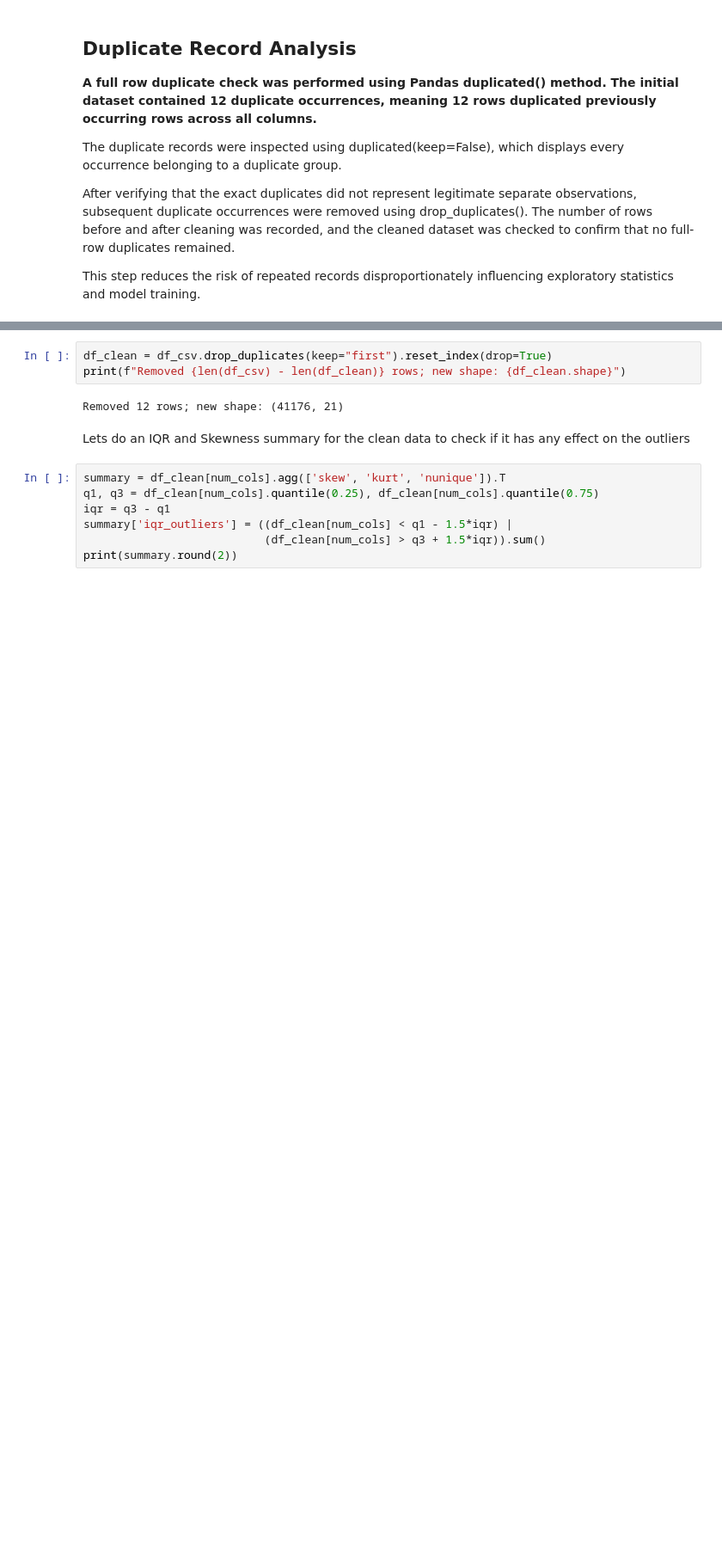
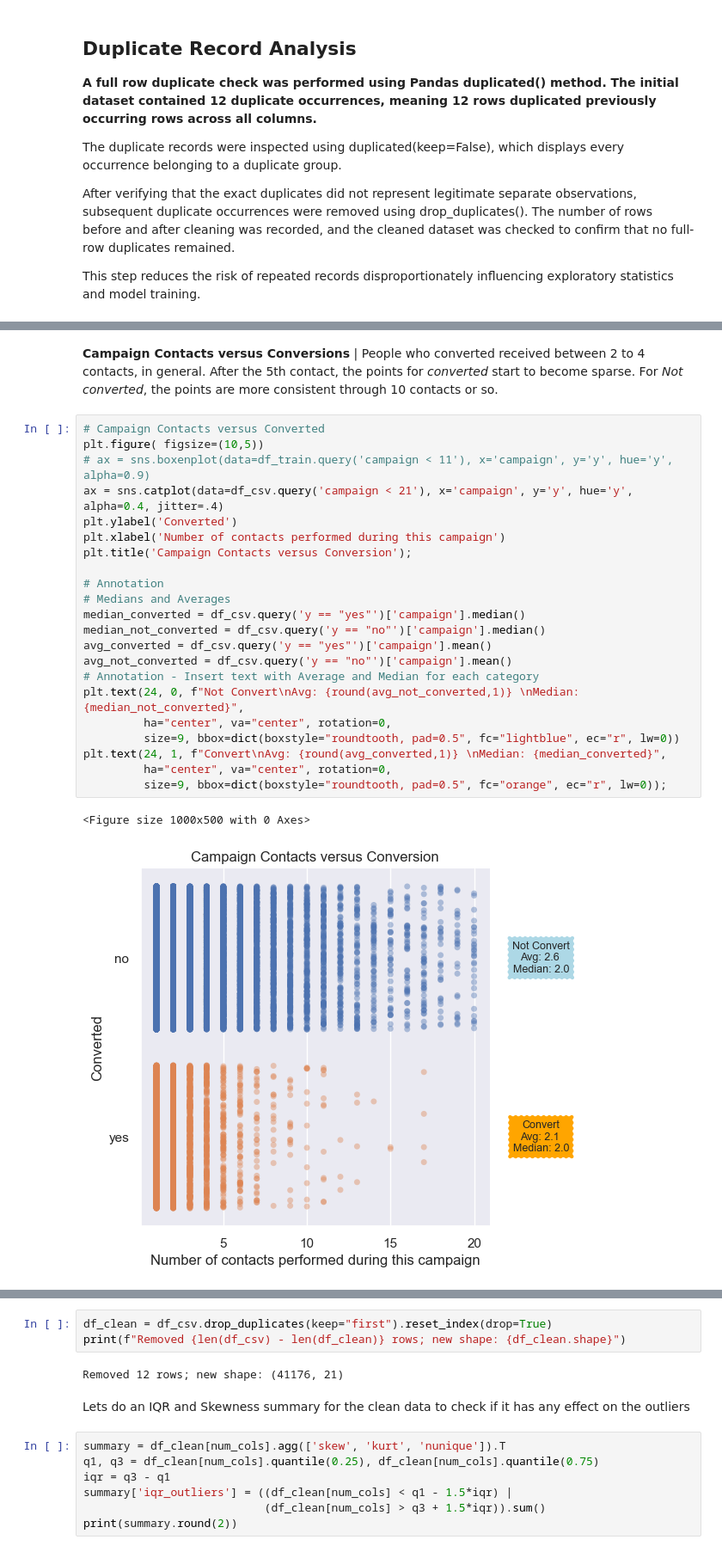
Before and after one commit to anoopungrd/sgh-advanced-analytics-big-data, a Jupyter notebook: semester-1/data-mining/project/code/Bank_Marketing_Notebook.ipynb, the cells around one changed output, grey strips where cells are left out. Shown at 86% size. Drawn from its saved outputs; the diff is of its cells as text; blank space fills up the shorter version.

```diff
--- a/semester-1/data-mining/project/code/Bank_Marketing_Notebook.ipynb
+++ b/semester-1/data-mining/project/code/Bank_Marketing_Notebook.ipynb
@@ -413,0 +436,28 @@ This step reduces the risk of repeated records disproportionately influencing ex
+# %% [markdown]
+**Campaign Contacts versus Conversions** |
+People who converted received between 2 to 4 contacts, in general. After the 5th contact, the points for *converted* start to become sparse. For *Not converted*, the points are more consistent through 10 contacts or so.
+# %%
+# Campaign Contacts versus Converted
+plt.figure( figsize=(10,5))
+# ax = sns.boxenplot(data=df_train.query('campaign < 11'), x='campaign', y='y', hue='y', alpha=0.9)
+ax = sns.catplot(data=df_csv.query('campaign < 21'), x='campaign', y='y', hue='y', alpha=0.4, jitter=.4)
+plt.ylabel('Converted')
+plt.xlabel('Number of contacts performed during this campaign')
+plt.title('Campaign Contacts versus Conversion');
+
+# Annotation
+# Medians and Averages
+median_converted = df_csv.query('y == "yes"')['campaign'].median()
+median_not_converted = df_csv.query('y == "no"')['campaign'].median()
+avg_converted = df_csv.query('y == "yes"')['campaign'].mean()
+avg_not_converted = df_csv.query('y == "no"')['campaign'].mean()
+# Annotation - Insert text with Average and Median for each category
+plt.text(24, 0, f"Not Convert\nAvg: {round(avg_not_converted,1)} \nMedian: {median_not_converted}",
+         ha="center", va="center", rotation=0,
+         size=9, bbox=dict(boxstyle="roundtooth, pad=0.5", fc="lightblue", ec="r", lw=0))
+plt.text(24, 1, f"Convert\nAvg: {round(avg_converted,1)} \nMedian: {median_converted}",
+         ha="center", va="center", rotation=0,
+         size=9, bbox=dict(boxstyle="roundtooth, pad=0.5", fc="orange", ec="r", lw=0));
+# %% [output]
+<Figure size 1000x500 with 0 Axes>
+[figure, added]
```
Also changed, not shown: parts of 17 cells of this notebook.
